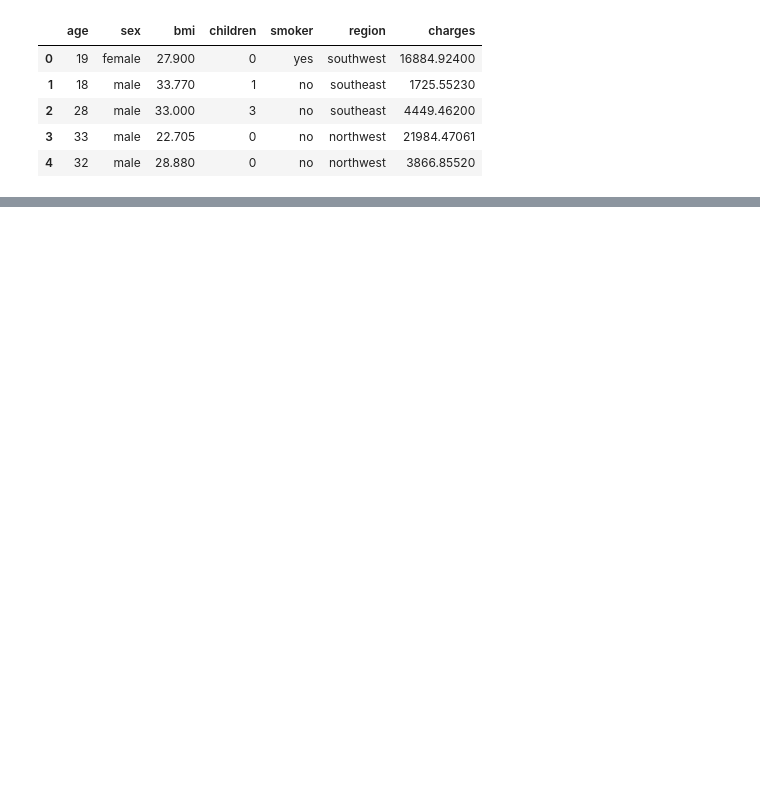
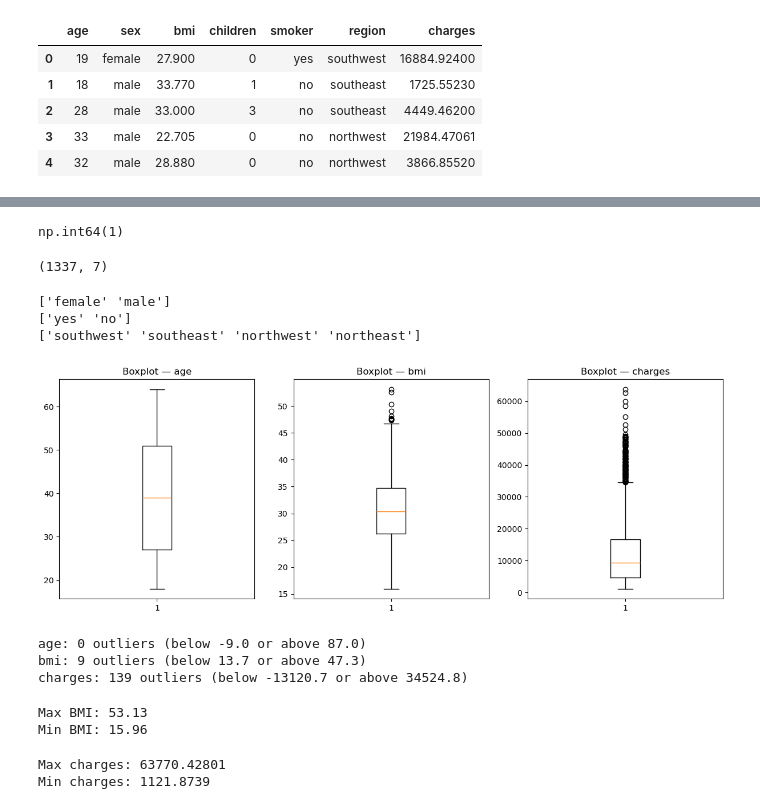
Before and after one commit to amanda-h06/medical-insurance-analysis, a Jupyter notebook: insurance_analysis.ipynb, the cells around one changed output, grey strips where cells are left out. Drawn from its saved outputs; the diff is of its cells as text; code cells hidden in the pictures; blank space fills up the shorter version.

```diff
--- a/insurance_analysis.ipynb
+++ b/insurance_analysis.ipynb
@@ -24,0 +92,67 @@ df.head()
+# %%
+# check for duplicates
+df.duplicated().sum()
+# %% [output]
+np.int64(1)
+# %%
+# remove the 1 duplicate row found, then check shape
+df = df.drop_duplicates()
+df.shape       # Expected: (1337, 7)
+# %% [output]
+(1337, 7)
+# %%
+# categorical columns:
+# check expected values (no typos or unexpected entries)
+print(df['sex'].unique())      # Expected: ['male' 'female']
+print(df['smoker'].unique())   # Expected: ['yes' 'no']
+print(df['region'].unique())   # Expected: 4 regions
+# %% [output]
+['female' 'male']
+['yes' 'no']
+['southwest' 'southeast' 'northwest' 'northeast']
+# %%
+# numerical columns:
+# plot to visually detect outliers
+fig, axes = plt.subplots(1, 3, figsize=(15, 5))
+
+for ax, col in zip(axes, ['age', 'bmi', 'charges']):
+    ax.boxplot(df[col])
+    ax.set_title(f'Boxplot — {col}')
+
+plt.show()
+# %% [output]
+[figure, added]
+# %%
+# quanitfy outliers using IQR method
+for col in ['age', 'bmi', 'charges']:
+    Q1 = df[col].quantile(0.25)
+    Q3 = df[col].quantile(0.75)
+    IQR = Q3 - Q1
+    lower = Q1 - 1.5 * IQR
+    upper = Q3 + 1.5 * IQR
+    outliers = df[(df[col] < lower) | (df[col] > upper)]
+    print(f"{col}: {len(outliers)} outliers (below {lower:.1f} or above {upper:.1f})")
+
+# outliers detected in bmi and charges
+# %% [output]
+age: 0 outliers (below -9.0 or above 87.0)
+bmi: 9 outliers (below 13.7 or above 47.3)
+charges: 139 outliers (below -13120.7 or above 34524.8)
+# %%
+# investigate bmi outliers' validity
+print(f"Max BMI: {df['bmi'].max()}")
+print(f"Min BMI: {df['bmi'].min()}")
+
+# both min and max values are valid, so outliers will be kept for analysis
+# %% [output]
+Max BMI: 53.13
+Min BMI: 15.96
+# %%
+# investigate charges outliers' validity
+print(f"Max charges: {df['charges'].max()}")
+print(f"Min charges: {df['charges'].min()}")
+
+# both min and max values are valid, so outliers will be kept for analysis
+# %% [output]
+Max charges: 63770.42801
+Min charges: 1121.8739
```
Also changed, not shown: parts of 9 cells of this notebook.
